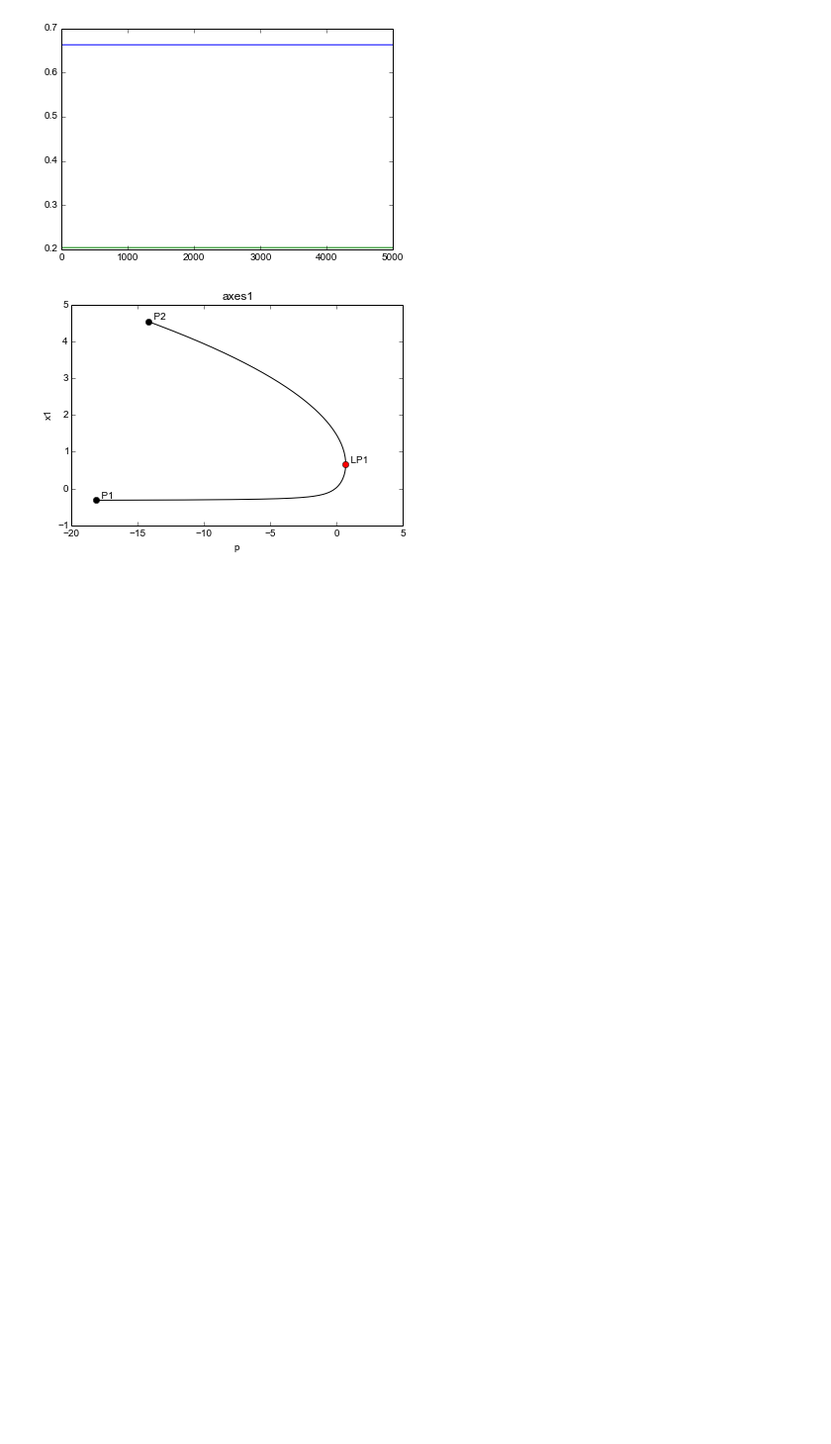
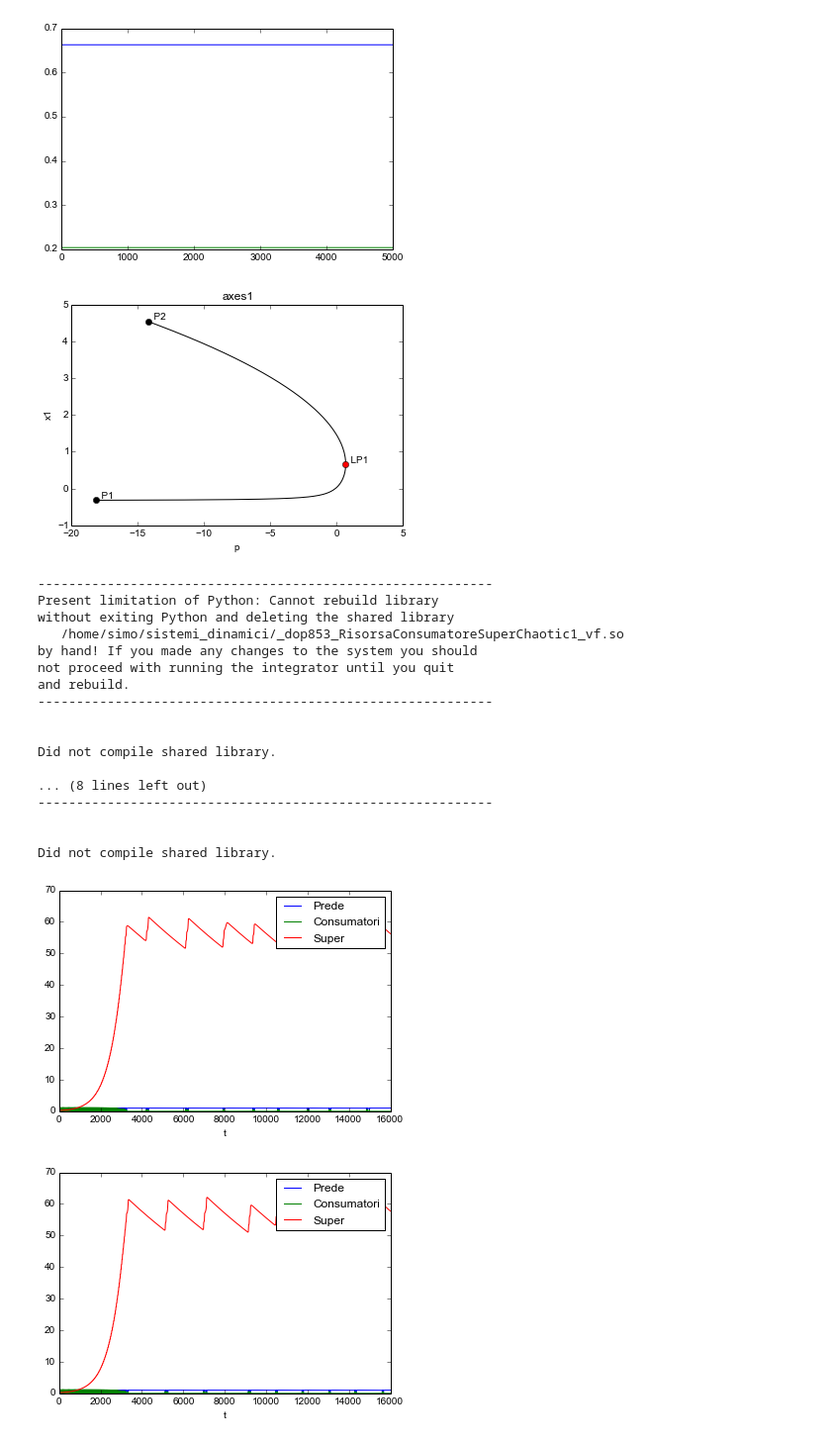
Before and after one commit to siscia/sistemi_dinamici, a Jupyter notebook: Dinamica_Sistemi.ipynb, the cells around one changed output. Shown at 99% size. Cells and saved outputs as stored; diff of their text form; code cells hidden in the pictures; blank space fills up the shorter version.

Commit message:
plot of 3d

```diff
--- a/Dinamica_Sistemi.ipynb
+++ b/Dinamica_Sistemi.ipynb
@@ -582,7 +581,7 @@ x2 = Var('x2')
 x3 = Var('x3')
 
 ### Guardare a = 0.01
-a = Par(0.001, 'a')
+a = Par(0.01, 'a')
 p = Par('a*x3', 'p')
 
 x1_dot = r*x1*(1-x1) - (5*x1*x2)/(1+3*x1)
@@ -597,17 +596,17 @@ initial_condition = {x1 : 0.8,
                      x2 : 0.2,
                      x3 : 0.2}
 
-time_interval = [0, 150]
+time_interval = [0, 16000]
 
 Chaotic_args = args()
-Chaotic_args.name = 'RisorsaConsumatoreSuperChaotic'
+Chaotic_args.name = 'RisorsaConsumatoreSuperChaotic1'
 Chaotic_args.ics = initial_condition
 Chaotic_args.pars = [r, m, a]
 Chaotic_args.tdata = time_interval
 Chaotic_args.varspecs = variable
-Chaotic_args.algparams = {'init_step' : 0.00001}
+#Chaotic_args.algparams = {'init_step' : 0.01}
 
-Chaotic = Generator.Vode_ODEsystem(Chaotic_args)
+Chaotic = Generator.Dopri_ODEsystem(Chaotic_args)
 
 traj = Chaotic.compute('Preda-Consumatore-Super')
 if traj:
@@ -616,35 +615,55 @@ if traj:
     plt.plot(pts['t'], pts['x1'], label = 'Prede')
     plt.plot(pts['t'], pts['x2'], label = 'Consumatori')
     plt.plot(pts['t'], pts['x3'], label = 'Super')
     plt.legend()
     plt.xlabel('t')
 else:
     print Chaotic.diagnostics.showErrors()
     print Chaotic.diagnostics.showWarnings()
 
-initial_condition = {x1 : 0.69,
-                     x2 : 0.09,
-                     x3 : 0.09}
+initial_condition = {x1 : 0.79,
+                     x2 : 0.19,
+                     x3 : 0.19}
 
 Chaotic_args = args()
-Chaotic_args.name = 'RisorsaConsumatoreSuperChaotic'
+Chaotic_args.name = 'RisorsaConsumatoreSuperChaotic2'
 Chaotic_args.ics = initial_condition
 Chaotic_args.pars = [r, m, a]
 Chaotic_args.tdata = time_interval
 Chaotic_args.varspecs = variable
 #Chaotic_args.algparams = {'init_step' : 0.001}
 
-Chaotic = Generator.Vode_ODEsystem(Chaotic_args)
+Chaotic = Generator.Dopri_ODEsystem(Chaotic_args)
 
 traj = Chaotic.compute('Preda-Consumatore-Super')
 if traj:
     pts = traj.sample()
     plt.figure()
     plt.plot(pts['t'], pts['x1'], label = 'Prede')
     plt.plot(pts['t'], pts['x2'], label = 'Consumatori')
     plt.plot(pts['t'], pts['x3'], label = 'Super')
     plt.legend()
     plt.xlabel('t')
 else:
     print Chaotic.diagnostics.showErrors()
     print Chaotic.diagnostics.showWarnings()
+# %% [output]
+-----------------------------------------------------------
+Present limitation of Python: Cannot rebuild library
+without exiting Python and deleting the shared library
+   /home/simo/sistemi_dinamici/_dop853_RisorsaConsumatoreSuperChaotic1_vf.so
+by hand! If you made any changes to the system you should
+not proceed with running the integrator until you quit
+and rebuild.
+-----------------------------------------------------------
+
+
+Did not compile shared library.
+
+... (8 lines left out)
+-----------------------------------------------------------
+
+
+Did not compile shared library.
+[figure, added]
+[figure, added]
```
Also changed, not shown: parts of 3 cells of this notebook.
